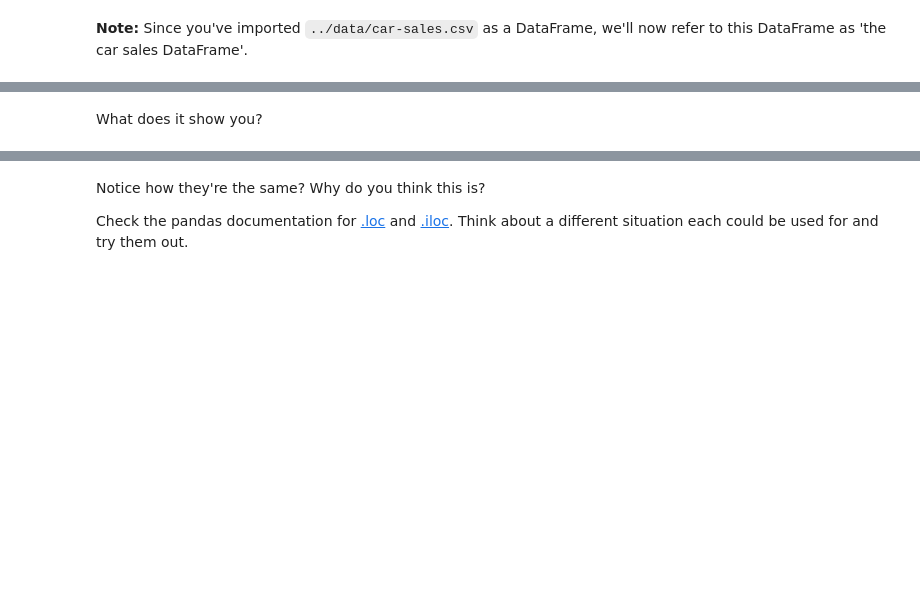
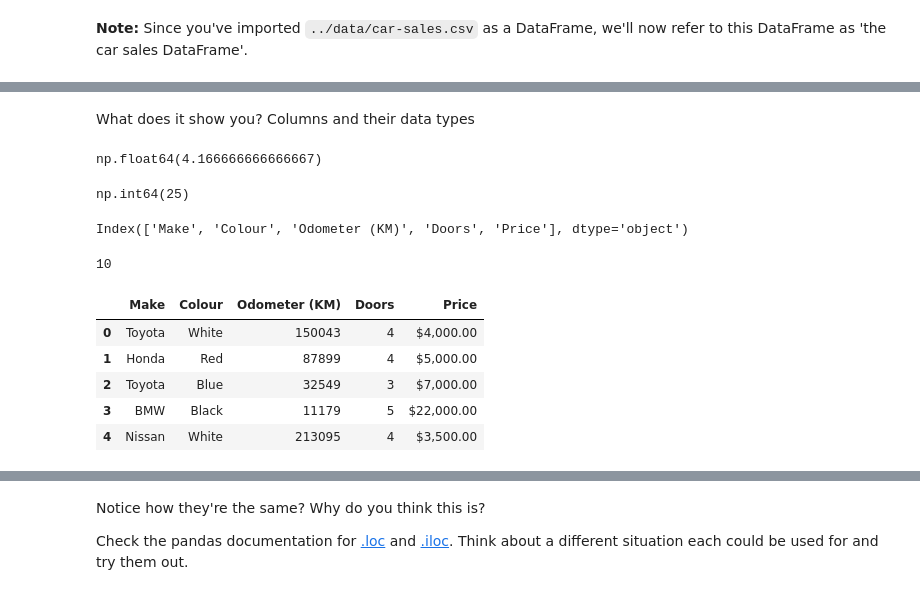
Before and after one commit to alizehadeel/AI-ML-Notebook, a Jupyter notebook: pandas-exercises.ipynb, the cells around one changed output, grey strips where cells are left out. Saved outputs shown, nothing was run; the diff lists cells and outputs as text; code cells hidden in the pictures; blank space fills up the shorter version.

```diff
--- a/pandas-exercises.ipynb
+++ b/pandas-exercises.ipynb
@@ -38,4 +95,13 @@ import pandas as pd
 # %% [markdown]
-What does it show you?
+What does it show you? Columns and their data types
+# %%
+# Create a Series of different numbers and find the mean of them
+series_num=pd.Series([1,4,7,2,4,7])
+series_num.mean()
+# %% [output]
+np.float64(4.166666666666667)
 # %%
-# Create a Series of different numbers and find the mean of them
+# Create a Series of different numbers and find the sum of them
+series_num.sum()
+# %% [output]
+np.int64(25)
@@ -44,8 +108,23 @@ What does it show you?
 # %%
 # List out all the column names of the car sales DataFrame
+car_cols=car_sales.columns
+car_cols
+# %% [output]
+Index(['Make', 'Colour', 'Odometer (KM)', 'Doors', 'Price'], dtype='object')
 # %%
 # Find the length of the car sales DataFrame
+len(car_sales)
+# %% [output]
+10
 # %%
 # Show the first 5 rows of the car sales DataFrame
+car_sales.head()
+# %% [output]
+|  | Make | Colour | Odometer (KM) | Doors | Price |
+| 0 | Toyota | White | 150043 | 4 | $4,000.00 |
+| 1 | Honda | Red | 87899 | 4 | $5,000.00 |
+| 2 | Toyota | Blue | 32549 | 3 | $7,000.00 |
+| 3 | BMW | Black | 11179 | 5 | $22,000.00 |
+| 4 | Nissan | White | 213095 | 4 | $3,500.00 |
 # %%
 # Show the first 7 rows of the car sales DataFrame
```
Also changed, not shown: parts of 12 cells of this notebook.
